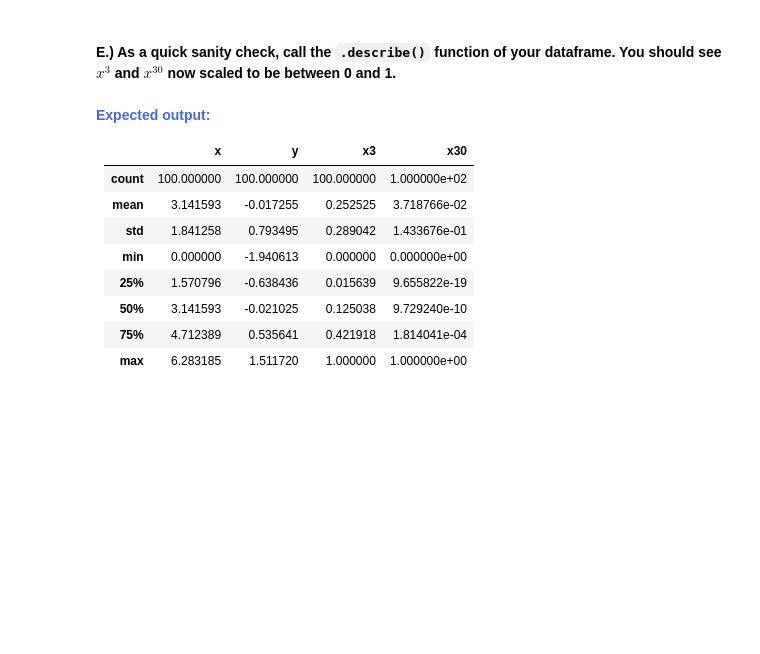
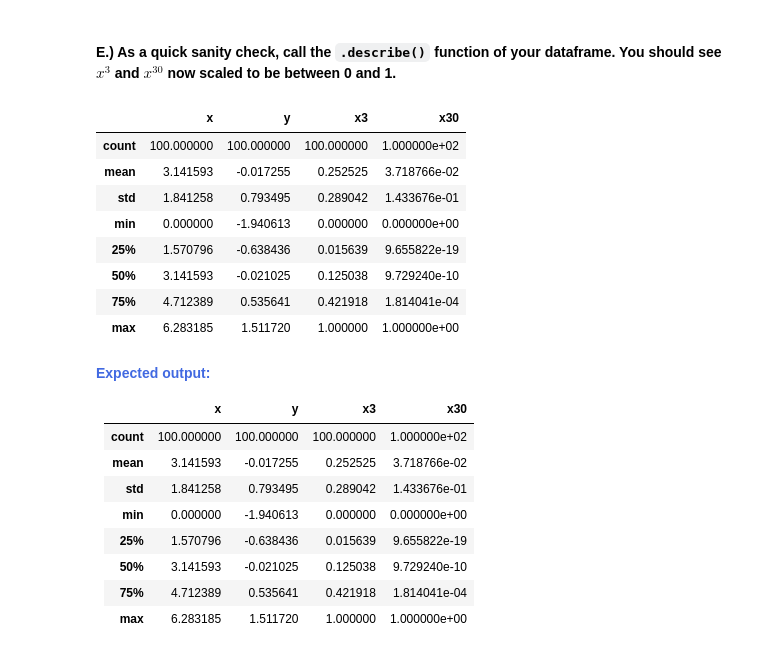
Before and after one commit to tundeiness/How_the_World_Works, a Jupyter notebook: 3 - Workbook - Adding Complexity.ipynb, the cells around one changed output. Saved outputs shown, nothing was run; the diff lists cells and outputs as text; code cells hidden in the pictures; blank space fills up the shorter version.

```diff
--- a/3 - Workbook - Adding Complexity.ipynb
+++ b/3 - Workbook - Adding Complexity.ipynb
@@ -490,6 +524,18 @@ Unfortunately, $x^{30}$ being on such a large scale is NOT a good thing for our
 *And both $min(x^3) = 0$ and $min(x^{30}) = 0$.*
 # %% [markdown]
 #### E.) As a quick sanity check, call the <code>.describe()</code> function of your dataframe. You should see $x^3$ and $x^{30}$ now scaled to be between 0 and 1.
+# %%
+new_copy.describe()
+# %% [output]
+|  | x | y | x3 | x30 |
+| count | 100.000000 | 100.000000 | 100.000000 | 1.000000e+02 |
+| mean | 3.141593 | -0.017255 | 0.252525 | 3.718766e-02 |
+| std | 1.841258 | 0.793495 | 0.289042 | 1.433676e-01 |
+| min | 0.000000 | -1.940613 | 0.000000 | 0.000000e+00 |
+| 25% | 1.570796 | -0.638436 | 0.015639 | 9.655822e-19 |
+| 50% | 3.141593 | -0.021025 | 0.125038 | 9.729240e-10 |
+| 75% | 4.712389 | 0.535641 | 0.421918 | 1.814041e-04 |
+| max | 6.283185 | 1.511720 | 1.000000 | 1.000000e+00 |
 # %% [markdown]
 <strong style="color:RoyalBlue">Expected output:</strong>
 <table border="1" class="dataframe">
```
Also changed, not shown: parts of 6 cells of this notebook, 1 other file.
